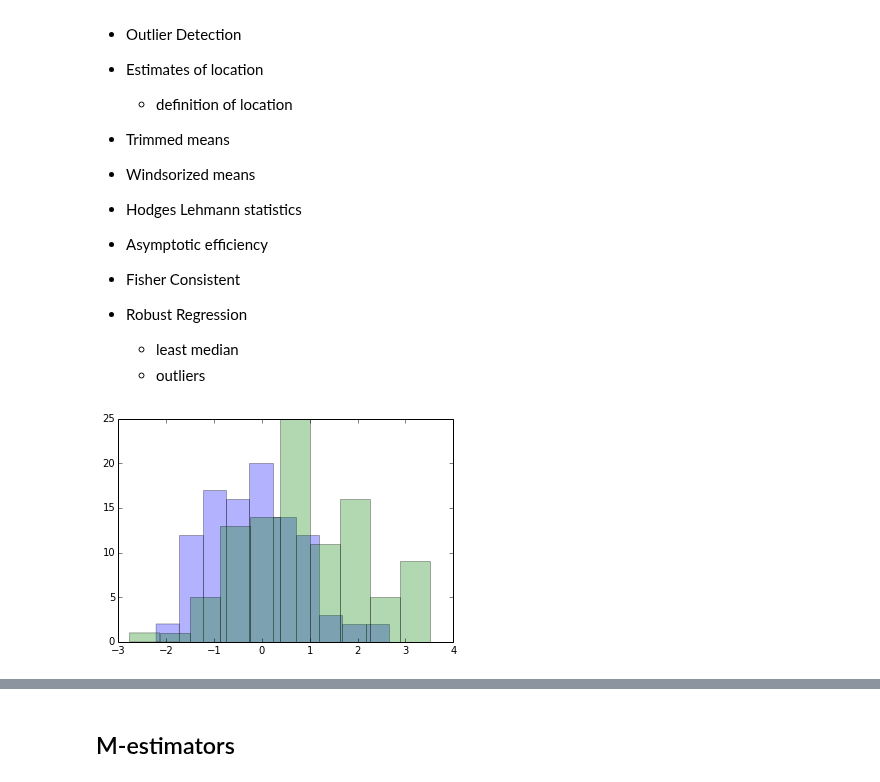
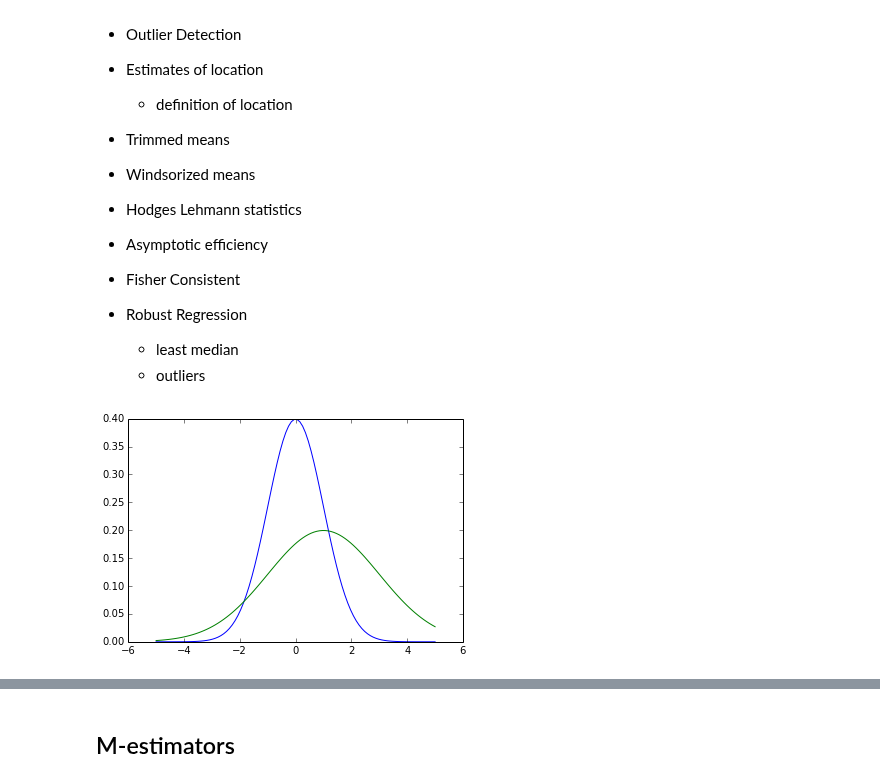
Before and after one commit to unpingco/Python-for-Signal-Processing, a Jupyter notebook: Robust_Statistics.ipynb, the cells around one changed output, grey strips where cells are left out. Cells and saved outputs as stored; diff of their text form; code cells hidden in the pictures.

```diff
--- a/Robust_Statistics.ipynb
+++ b/Robust_Statistics.ipynb
@@ -51,16 +48,20 @@ n1=stats.norm(1,1.5)
-# %%
-fig,ax=subplots()
-ax.hist(n0.rvs(100),alpha=.3)
-ax.hist(n1.rvs(100),alpha=0.3);
-# %% [output]
-[figure, removed]
 # %%
+n0=stats.norm(0,1)
+n1=stats.norm(1,2)
+xi = linspace(-5,5,100)
+
+fig,ax=subplots()
+ax.plot(xi,n0.pdf(xi))
+ax.plot(xi,n1.pdf(xi))
+
 def bias_coin(phead = .5):
     while True:
         yield int( np.random.rand() < phead )
 
 pct_mixed  = 0.1
 bias_coin_gen = bias_coin(pct_mixed)
 dual_set = [n0,n1]
-samples  = [ dual_set[bias_coin_gen.next()].rvs() for i in range(100) ]
+samples  = [ dual_set[bias_coin_gen.next()].rvs() for i in range(500) ]
+# %% [output]
+[figure, added]
 # %%
```
Also changed, not shown: parts of 12 cells of this notebook.
